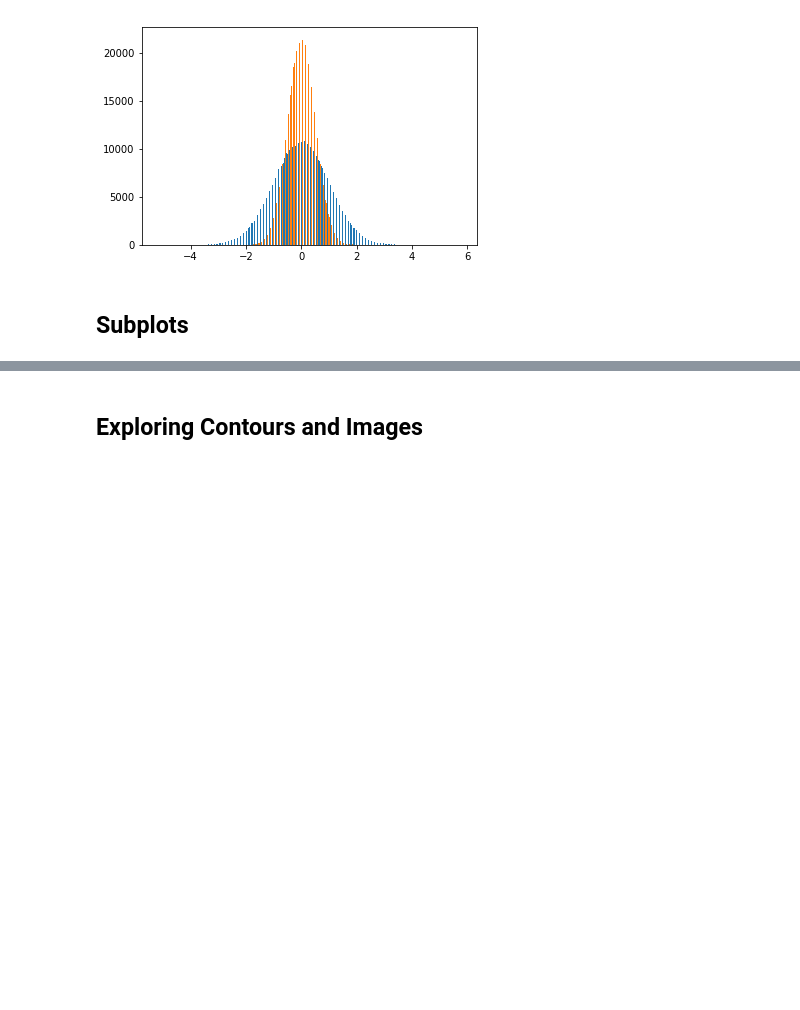
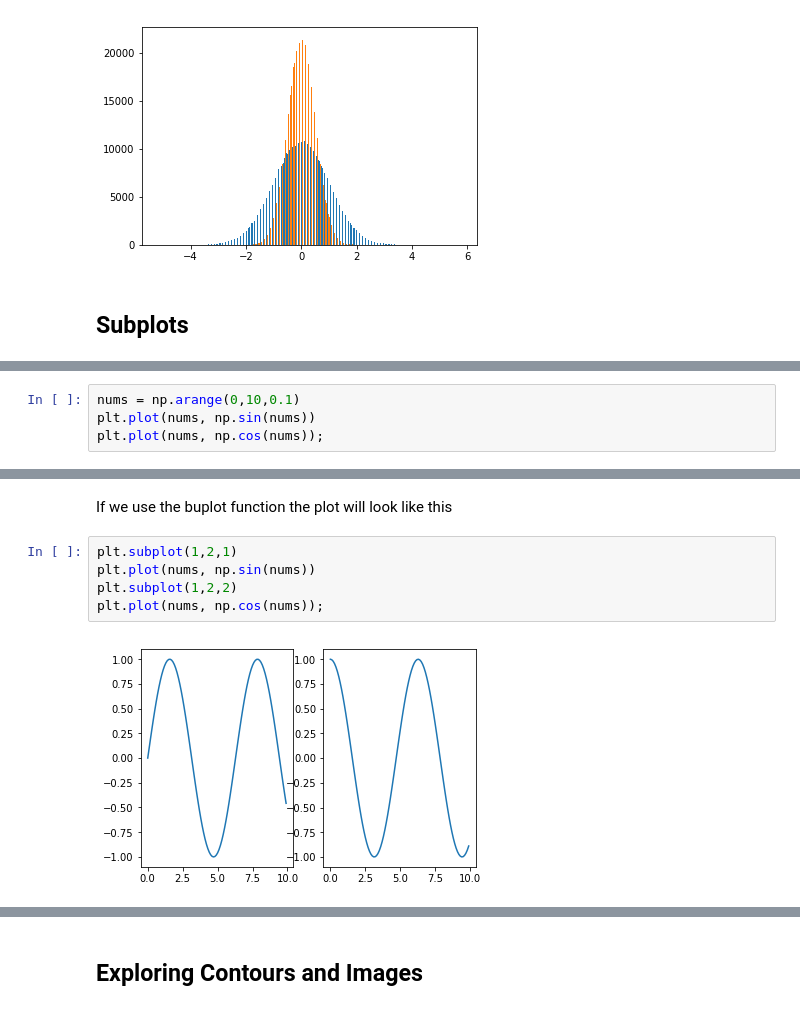
Before and after one commit to ambujbhatnagar/Learning-Pandas, a Jupyter notebook: Data_Visulaization.ipynb, the cells around one changed output, grey strips where cells are left out. Drawn from its saved outputs; the diff is of its cells as text; blank space fills up the shorter version.

```diff
--- a/Data_Visulaization.ipynb
+++ b/Data_Visulaization.ipynb
@@ -371,0 +378,4 @@ plt.hist((rand, 0.5 * rand) , bins = 'auto');
+# %%
+nums = np.arange(0,10,0.1)
+plt.plot(nums, np.sin(nums))
+plt.plot(nums, np.cos(nums));
@@ -371,0 +384,9 @@ plt.hist((rand, 0.5 * rand) , bins = 'auto');
+# %% [markdown]
+If we use the buplot function the plot will look like this
+# %%
+plt.subplot(1,2,1)
+plt.plot(nums, np.sin(nums))
+plt.subplot(1,2,2)
+plt.plot(nums, np.cos(nums));
+# %% [output]
+[figure, added]
```
Also changed, not shown: parts of 13 cells of this notebook.
